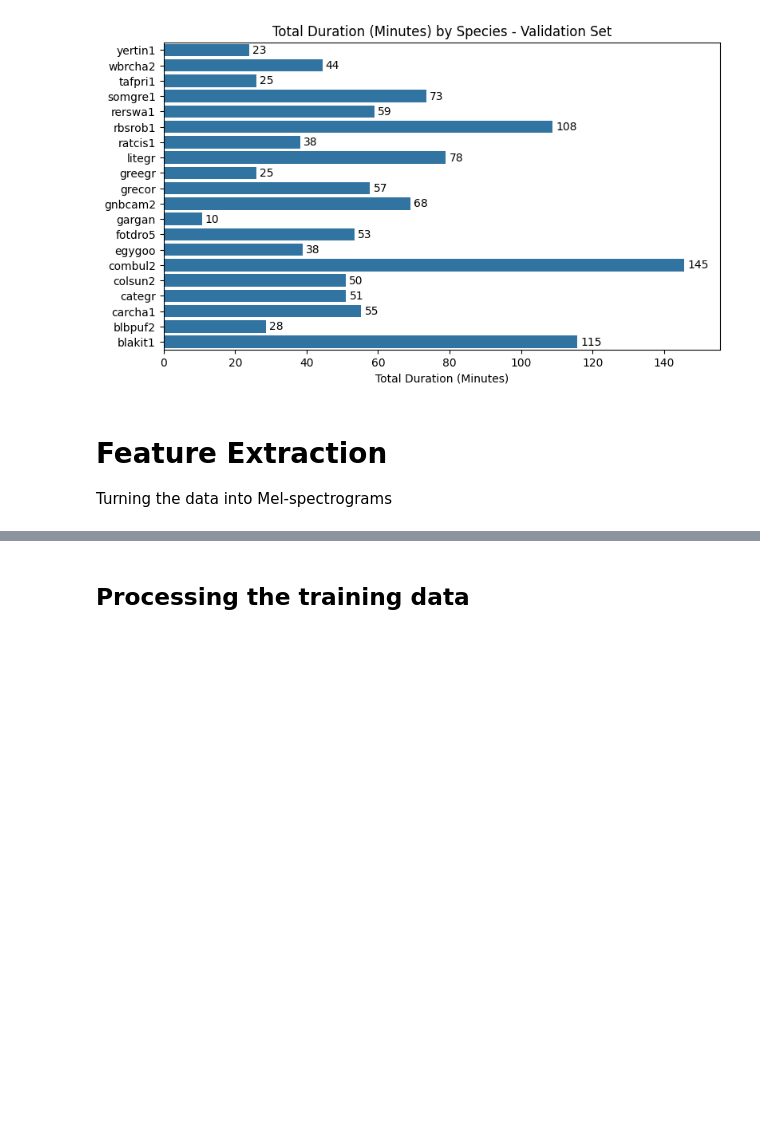
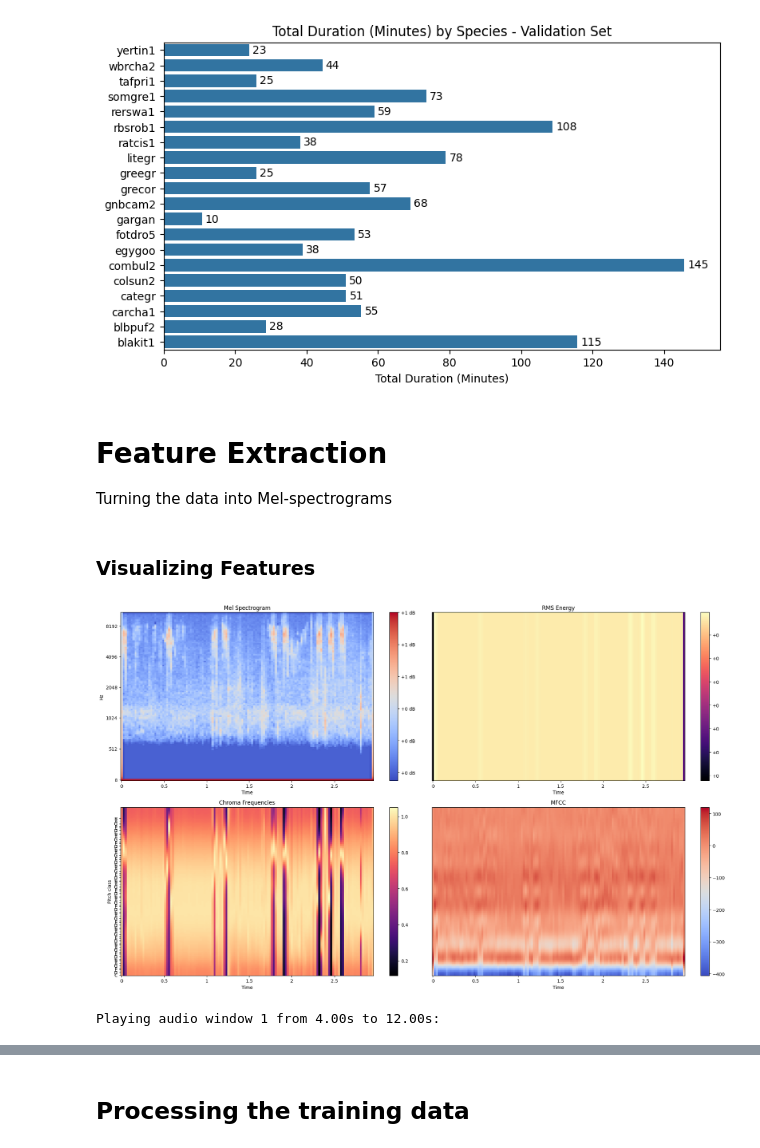
Before and after one commit to Thato-Mot/Final-Version-Of-Bird-Classification-Project, a Jupyter notebook: Stage-3/stage-3-train-val-split.ipynb, the cells around one changed output, grey strips where cells are left out. Drawn from its saved outputs; the diff is of its cells as text; code cells hidden in the pictures; blank space fills up the shorter version.

```diff
--- a/Stage-3/stage-3-train-val-split.ipynb
+++ b/Stage-3/stage-3-train-val-split.ipynb
@@ -261,0 +356,10 @@ def get_mel_spectrogram_with_window(npy_file, sr=sr, n_mels=128, hop_length=512,
+# %% [markdown]
+### Visualizing Features
+# %%
+npy_file = 'tafpri1/XC363881.npy'
+window_idx = 1
+
+plot_all_features(npy_file, window_idx)
+# %% [output]
+[figure, added]
+Playing audio window 1 from 4.00s to 12.00s:
```
Also changed, not shown: parts of 9 cells of this notebook.
